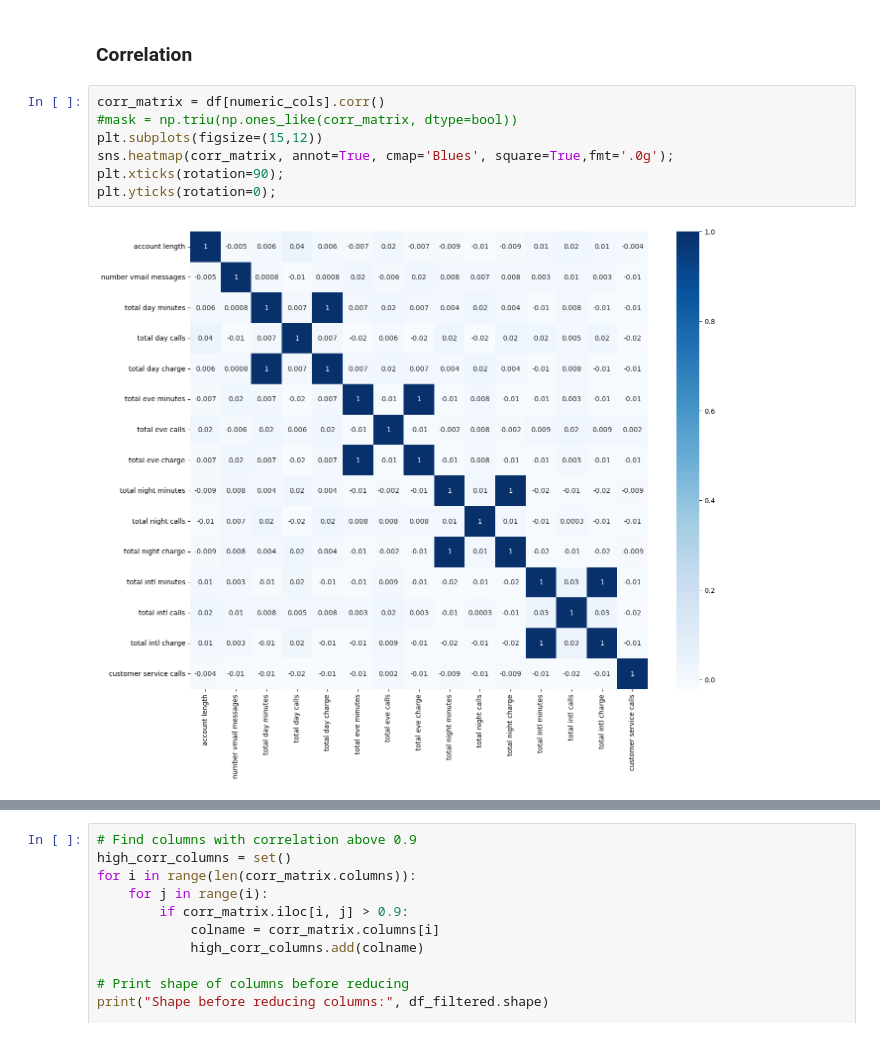
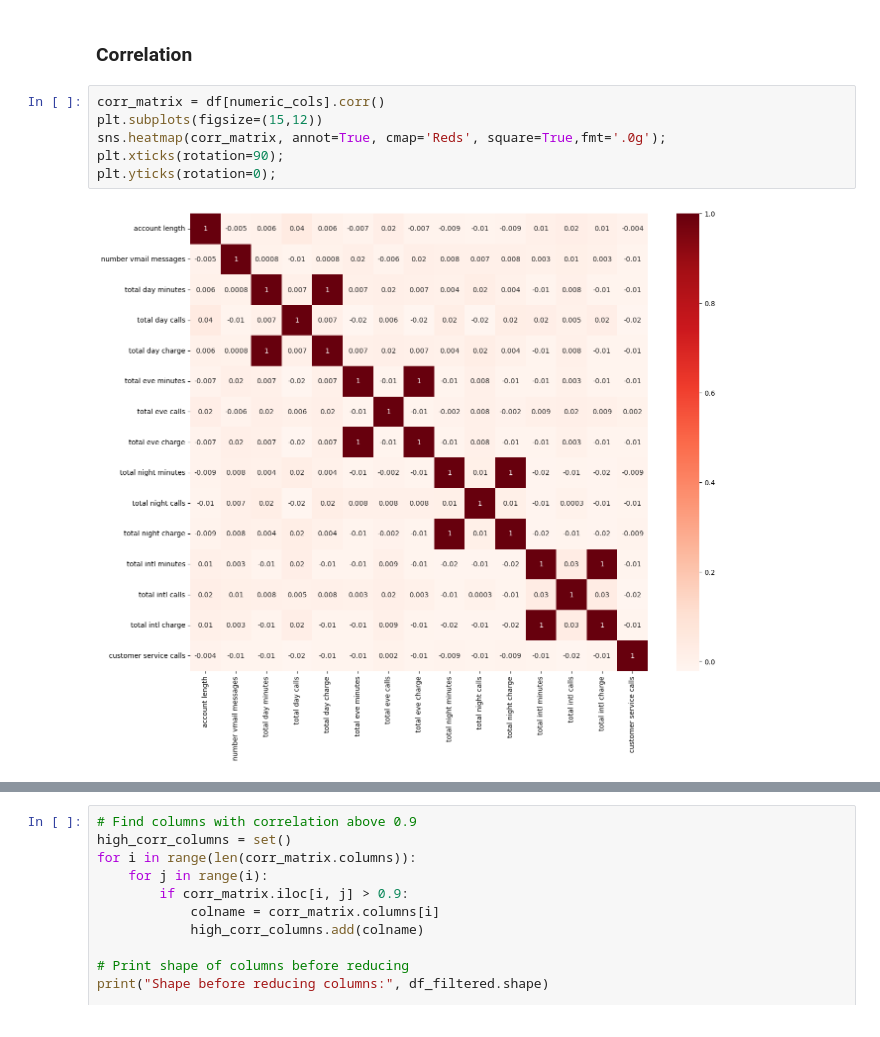
Before and after one commit to billymwangi/telcom-churn-project, a Jupyter notebook: index.ipynb, the cells around one changed output, grey strips where cells are left out. Drawn from its saved outputs; the diff is of its cells as text.

```diff
--- a/index.ipynb
+++ b/index.ipynb
@@ -278,10 +294,9 @@ Explain
 ### Correlation
 # %%
 corr_matrix = df[numeric_cols].corr()
-#mask = np.triu(np.ones_like(corr_matrix, dtype=bool))
 plt.subplots(figsize=(15,12))
-sns.heatmap(corr_matrix, annot=True, cmap='Blues', square=True,fmt='.0g');
+sns.heatmap(corr_matrix, annot=True, cmap='Reds', square=True,fmt='.0g');
 plt.xticks(rotation=90);
 plt.yticks(rotation=0);
 # %% [output]
-[figure, old version]
+[figure, new version]
```
Also changed, not shown: parts of 78 cells of this notebook.
